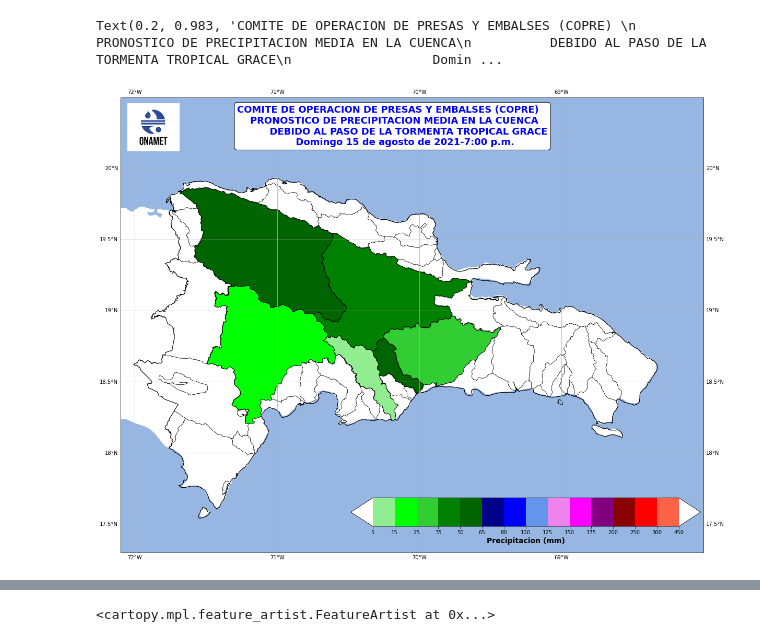
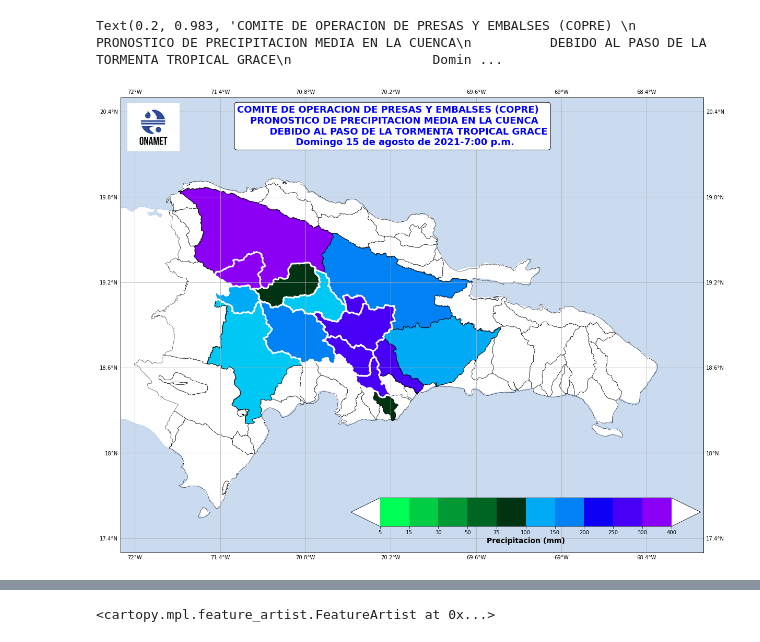
Before and after one commit to jmedinah09/UnidataProjects, a Jupyter notebook: tropical_cyclone_plot_project/RD_Shapes_.ipynb, the cells around one changed output, grey strips where cells are left out. Saved outputs shown, nothing was run; the diff lists cells and outputs as text; code cells hidden in the pictures.

```diff
--- a/tropical_cyclone_plot_project/RD_Shapes_.ipynb
+++ b/tropical_cyclone_plot_project/RD_Shapes_.ipynb
@@ -100 +100,18 @@ ax.add_geometries(PROVINCIAS_gdf['geometry'], crs=data_crs, facecolor='none',
 [figure]
+# %%
+nombres = ['Bao', 'Tavera', 'Sabaneta', 'Sabana Yegua', 'Rincon', 'Moncion', 'Jiguey', 'Valdesia', 'Hatillo',
+          'Moncion', 'Tavera-bao', 'Valdesia', 'Hatillo', 'Rincon', '', 'Tavera-Bao', 'Jiguey', 'Sabaneta',
+          'Sabana Yegua']
+
+cuencas = ['Yaque del Norte', 'Yaque del Norte', 'Yaque del Sur', 'Yaque del Sur', 'Yuna-Camu',
+           'Yaque del Norte', 'Nizao', 'Nizao', 'Yuna-Camu', 'Yaque del Norte', 'Yaque del Norte', 'Nizao',
+           'Yuna-Camu', 'Yuna-Camu', '', 'Yaque del Norte', 'Nizao', 'Yaque del Sur', 'Yaque del Sur']
+
+cuencas_presas_gdf['Nombre'] = nombres
+cuencas_presas_gdf['Cuenca'] = cuencas
+
+cuencas_presas_gdf = cuencas_presas_gdf[['Nombre', 'Cuenca', 'geometry']]
+
+#cuencas_presas_gdf = cuencas_presas_gdf.drop(14)
+cuencas_presas_gdf_ = cuencas_presas_gdf[:9]
+cuencas_presas_gdf_
@@ -123,63 +154,84 @@ ax.add_geometries(cuencas_presas_gdf['geometry'][9:], crs=data_crs, facecolor='n
 # %%
 fig = plt.figure(figsize=(20, 20))
 ax  = plt.subplot(1, 1, 1, projection = map_crs)
-ax.set_extent([-72.2, -68, 17.5, 20.2])
+ax.set_extent([-72.1, -68, 17.3, 20.5])
 
-cuencas = ['NIZAITO', 'NIZAO', 'YAQUE DEL SUR', 'OZAMA', 'ALTO YUNA', 'HAINA', 'YAQUE DEL NORTE']
-cuenca_extracted = cuencas_hidro_gdf[cuencas_hidro_gdf['NOMBRE'] == cuencas[6]]
 
-ax.add_geometries(hispaniola_gdf['geometry'], crs=data_crs, facecolor='none',
-                  edgecolor='black', linewidth=1)
+
+# ax.add_geometries(hispaniola_gdf['geometry'], crs=data_crs, facecolor='none',
+#                   edgecolor='black', linewidth=1)
 ax.add_geometries(cuencas_hidro_gdf['geometry'], crs=data_crs, facecolor='none',
                   edgecolor='black', linewidth=0.5)
-ax.add_geometries(cuencas_presas_gdf['geometry'][:9], crs=data_crs, facecolor='none',
-                  edgecolor='black', linewidth=2)
-ax.add_geometries(cuencas_presas_gdf['geometry'][9:], crs=data_crs, facecolor='none',
-                  edgecolor='red', linewidth=2)
+ax.add_feature(cfeat.OCEAN.with_scale('10m'), alpha = 0.5)
 
 
 grid_lines = ax.gridlines(draw_labels=True)
 grid_lines.xformatter = LONGITUDE_FORMATTER
 grid_lines.yformatter = LATITUDE_FORMATTER
 
-ax.set_extent([-72.1, -68, 17.3, 20.5])
 
-# ['lightgreen = 5, 'lime' = 15, 'limegreen' = 25, 'green' = 35, 'darkgreen' = 50 , 'darkblue' = 65, 'blue' = 80,
-#  'royalblue' = 100, 'cornflowerblue' = 125, 'violet' = 150, 'fuchsia' = 175, 'purple' = 200, 'darkred' = 250,
-#  'red' = 300, 'tomato' = 450 , 'yellow' = 500]
-#[5, 15, 25, 35, 50, 65, 80, 100, 125, 150, 175, 200, 250, 300, 450, 500]
+_5_15    = '#00FF55'
+_15_30   = '#00CC44'
+_30_50   = '#009933'
+_50_75   = '#006622'
+_75_100  = '#003311'
+_100_150 = '#00C8F5'
+_150_200 = '#00AAF5'
+_200_250 = '#0082F5'
+_250_300 = '#0D00F5'
+_300_400 = '#4700F5'
+_400_500 = '#8B00F5'
 
-cuencas              = ['NIZAO', 'YAQUE DEL SUR', 'OZAMA', 'ALTO YUNA', 'HAINA', 'YAQUE DEL NORTE']
-mean_pp_in_the_basin = {'NIZAO'         : 'lightgreen',
-                       'YAQUE DEL SUR'  : 'lime',
-                       'OZAMA'          : 'limegreen',
-                       'ALTO YUNA'      : 'green',
-                       'HAINA'          : 'darkgreen',
-                       'YAQUE DEL NORTE': 'darkgreen'}
+nombres = ['Bao', 'Tavera', 'Sabaneta', 'Sabana Yegua', 'Rincon', 'Moncion', 'Jiguey', 'Valdesia', 'Hatillo',
+          'Moncion', 'Tavera-bao', 'Valdesia', 'Hatillo', 'Rincon', '', 'Tavera-Bao', 'Jiguey', 'Sabaneta',
+          'Sabana Yegua']
 
-ax.add_feature(cfeat.OCEAN.with_scale('10m'))
-for cc_name in mean_pp_in_the_basin.keys():
+mean_pp_in_the_watersheds = {'NIZAO'          : _75_100,
+                             'YAQUE DEL SUR'  : _100_150,
+                             'OZAMA'          : _150_200,
+                             'ALTO YUNA'      : _200_250,
+                             'HAINA'          : _300_400,
+                             'YAQUE DEL NORTE': _400_500
+                            }
+mean_pp_in_the_dams       = {'Bao'            : _75_100,
+                             'Tavera'         : _100_150,
+                             'Sabaneta'       : _150_200,
+                             'Sabana Yegua'   : _200_250,
+                             'Rincon'         : _300_400,
+                             'Moncion'        : _400_500,
+                             'Jiguey'         : _300_400,
+                             'Valdesia'       : _300_400,
+                             'Hatillo'        : _300_400
+                             }
+
+
+for cc_name in mean_pp_in_the_watersheds.keys():
     cc_subset = cuencas_hidro_gdf[cuencas_hidro_gdf['NOMBRE'] == cc_name]
-    ax.add_geometries(cc_subset['geometry'], facecolor=mean_pp_in_the_basin[cc_name],
+    ax.add_geometries(cc_subset['geometry'], facecolor=mean_pp_in_the_watersheds[cc_name],
                      edgecolor='black', crs=data_crs,
                      linewidth=1)
+for cc_name in mean_pp_in_the_dams.keys():
+    cc_subset = cuencas_presas_gdf_[cuencas_presas_gdf_['Nombre'] == cc_name]
+    ax.add_geometries(cc_subset['geometry'], facecolor=mean_pp_in_the_dams[cc_name],
+                     edgecolor='white', crs=data_crs,
+                     linewidth=3)
 
 colorbar = imread('colorbar.png')
 fig.figimage(colorbar, 380, 0, zorder=100)
 
 logo = imread('onamet-logo.jpg')
 fig.figimage(logo, 60, 790, zorder=100)
 
 props = dict(boxstyle='round', facecolor='white', alpha=1)
 
 xtxt = 0.2
 ytxt = 0.983
 text = 'COMITE DE OPERACION DE PRESAS Y EMBALSES (COPRE) \n    PRONOSTICO DE PRECIPITACION MEDIA EN LA CUENCA\n          DEBIDO AL PASO DE LA TORMENTA TROPICAL GRACE\n                  Domingo 15 de agosto de 2021-7:00 p.m.'
 ax.text(xtxt, ytxt, text, transform=ax.transAxes, fontsize=18, verticalalignment='top', bbox=props,
         weight = 'bold', color = 'blue')
 # %% [output]
 Text(0.2, 0.983, 'COMITE DE OPERACION DE PRESAS Y EMBALSES (COPRE) \n    PRONOSTICO DE PRECIPITACION MEDIA EN LA CUENCA\n          DEBIDO AL PASO DE LA TORMENTA TROPICAL GRACE\n                  Domin ...
-[figure, old version]
+[figure, new version]
 # %%
 import matplotlib as mpl
 
```
Also changed, not shown: parts of 4 cells of this notebook, 46 other files.
